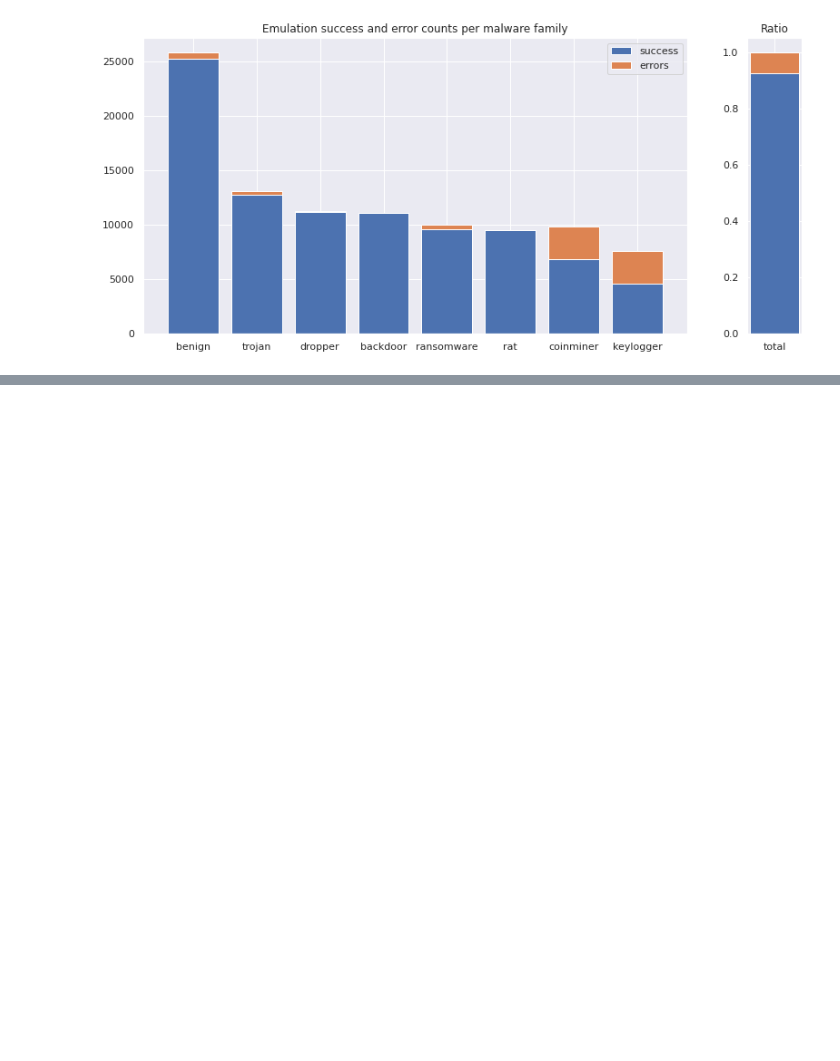
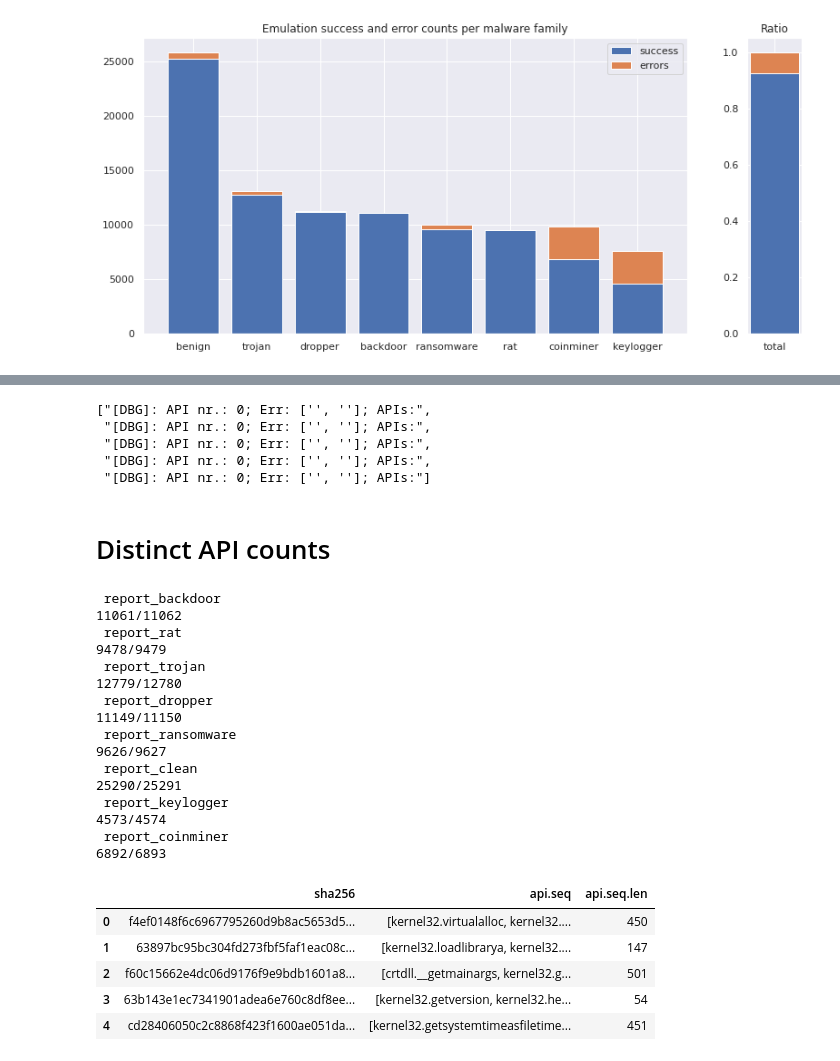
Before and after one commit to dtrizna/quo.vadis, a Jupyter notebook: data/emulation.dataset/analysis/eda.ipynb, the cells around one changed output, grey strips where cells are left out. Saved outputs shown, nothing was run; the diff lists cells and outputs as text; code cells hidden in the pictures; blank space fills up the shorter version.

```diff
--- a/data/emulation.dataset/analysis/eda.ipynb
+++ b/data/emulation.dataset/analysis/eda.ipynb
@@ -50,0 +83,11 @@ _ = ax[1].set_title("Ratio", fontsize=12)
+# %%
+weird = c.most_common(10)[3][0] # empty error from Speakeasy
+[x for x in data if weird in x][0:5]
+# %% [output]
+["[DBG]: API nr.: 0; Err: ['', '']; APIs:",
+ "[DBG]: API nr.: 0; Err: ['', '']; APIs:",
+ "[DBG]: API nr.: 0; Err: ['', '']; APIs:",
+ "[DBG]: API nr.: 0; Err: ['', '']; APIs:",
+ "[DBG]: API nr.: 0; Err: ['', '']; APIs:"]
+# %% [markdown]
+# Distinct API counts
@@ -50,0 +99,37 @@ _ = ax[1].set_title("Ratio", fontsize=12)
+# %%
+report_apiseqlist = []
+for folder in os.listdir(".."):
+    if folder.startswith("report_"):
+        print("\n",folder)
+        files = os.listdir("../"+folder)
+        reports = [x for x in files if x.endswith("json")]
+        for i,report in enumerate(reports):
+            print(f"{i}/{len(reports)}", end="\r")
+            report_apiseqlist.append(report_to_apiseq("../"+folder+"/"+report))
+
+df = pd.DataFrame(report_apiseqlist)
+del report_apiseqlist
+df.head()
+# %% [output]
+ report_backdoor
+11061/11062
+ report_rat
+9478/9479
+ report_trojan
+12779/12780
+ report_dropper
+11149/11150
+ report_ransomware
+9626/9627
+ report_clean
+25290/25291
+ report_keylogger
+4573/4574
+ report_coinminer
+6892/6893
+|  | sha256 | api.seq | api.seq.len |
+| 0 | f4ef0148f6c6967795260d9b8ac5653d5... | [kernel32.virtualalloc, kernel32.... | 450 |
+| 1 | 63897bc95bc304fd273fbf5faf1eac08c... | [kernel32.loadlibrarya, kernel32.... | 147 |
+| 2 | f60c15662e4dc06d9176f9e9bdb1601a8... | [crtdll.__getmainargs, kernel32.g... | 501 |
+| 3 | 63b143e1ec7341901adea6e760c8df8ee... | [kernel32.getversion, kernel32.he... | 54 |
+| 4 | cd28406050c2c8868f423f1600ae051da... | [kernel32.getsystemtimeasfiletime... | 451 |
```
Also changed, not shown: parts of 15 cells of this notebook, 2 other files.
